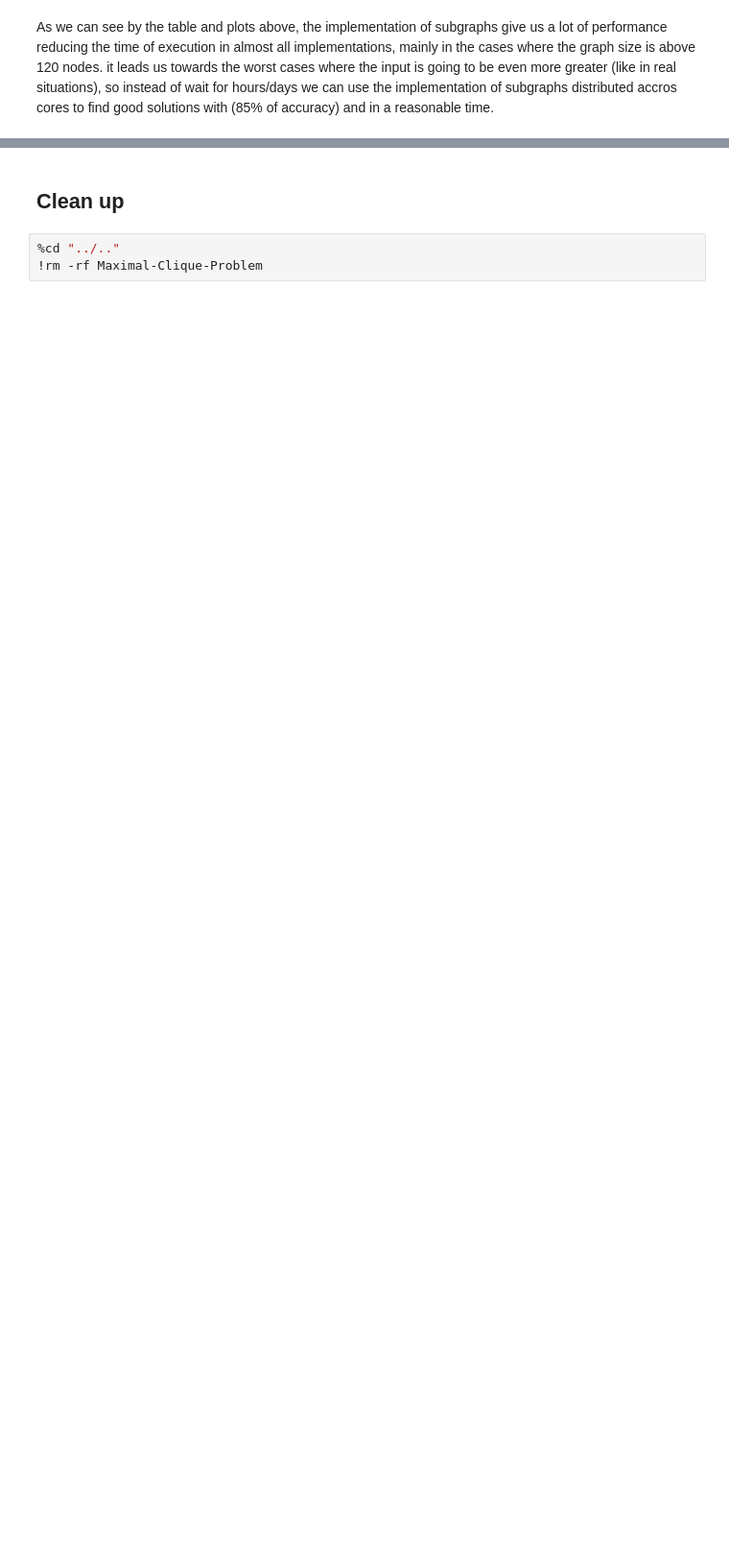
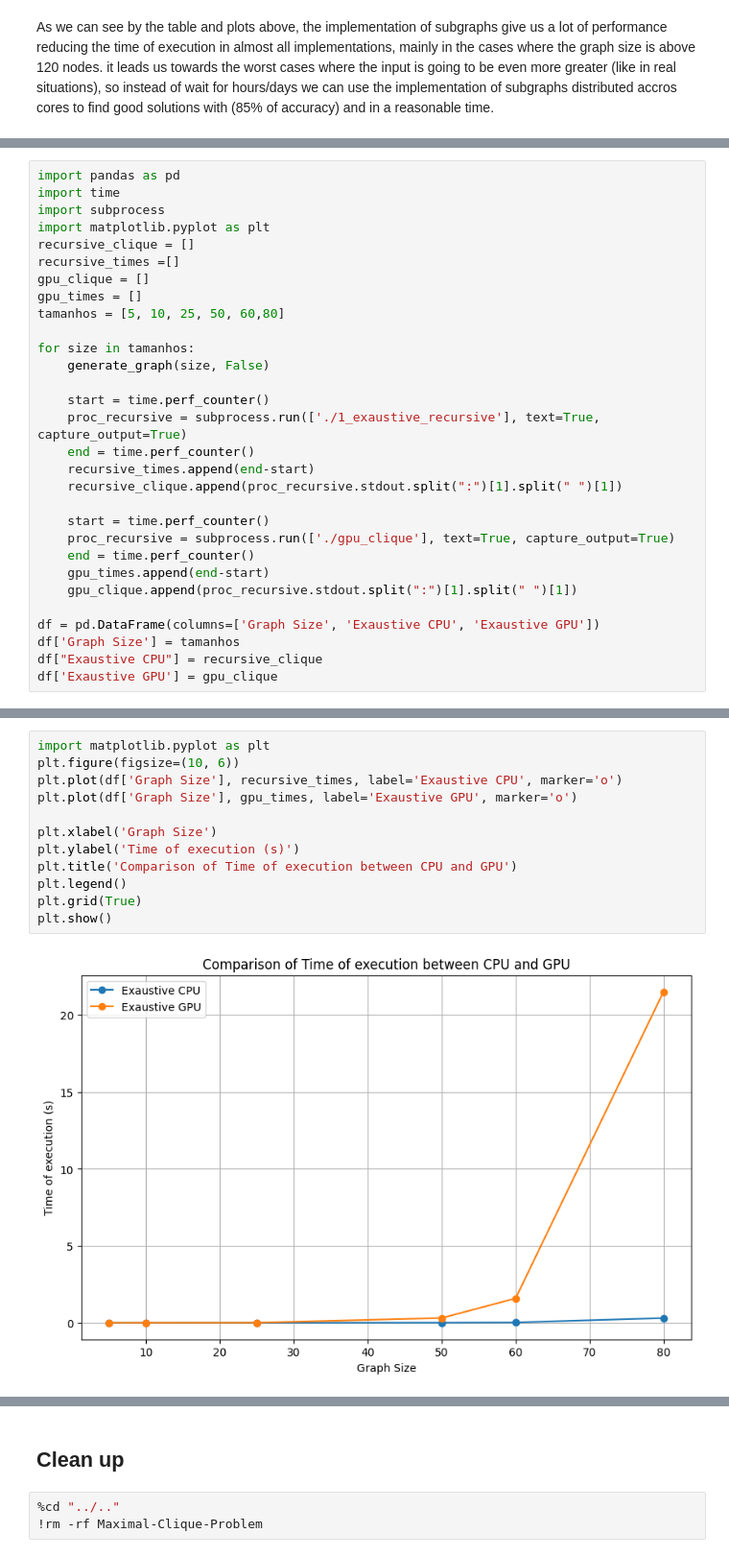
Before and after one commit to matheus-1618/Maximal-Clique-Problem, a Jupyter notebook: src/Report.ipynb, the cells around one changed output, grey strips where cells are left out. Shown at 96% size. Cells and saved outputs as stored; diff of their text form; blank space fills up the shorter version.

```diff
--- a/src/Report.ipynb
+++ b/src/Report.ipynb
@@ -1694,0 +1863,30 @@ As we can see by the table and plots above, the implementation of subgraphs give
+# %%
+import pandas as pd
+import time
+import subprocess
+import matplotlib.pyplot as plt
+recursive_clique = []
+recursive_times =[]
+gpu_clique = []
+gpu_times = []
+tamanhos = [5, 10, 25, 50, 60,80]
+
+for size in tamanhos:
+    generate_graph(size, False)
+
+    start = time.perf_counter()
+    proc_recursive = subprocess.run(['./1_exaustive_recursive'], text=True, capture_output=True)
+    end = time.perf_counter()
+    recursive_times.append(end-start)
+    recursive_clique.append(proc_recursive.stdout.split(":")[1].split(" ")[1])
+
+    start = time.perf_counter()
+    proc_recursive = subprocess.run(['./gpu_clique'], text=True, capture_output=True)
+    end = time.perf_counter()
+    gpu_times.append(end-start)
+    gpu_clique.append(proc_recursive.stdout.split(":")[1].split(" ")[1])
+
+df = pd.DataFrame(columns=['Graph Size', 'Exaustive CPU', 'Exaustive GPU'])
+df['Graph Size'] = tamanhos
+df["Exaustive CPU"] = recursive_clique
+df['Exaustive GPU'] = gpu_clique
@@ -1694,0 +1903,14 @@ As we can see by the table and plots above, the implementation of subgraphs give
+# %%
+import matplotlib.pyplot as plt
+plt.figure(figsize=(10, 6))
+plt.plot(df['Graph Size'], recursive_times, label='Exaustive CPU', marker='o')
+plt.plot(df['Graph Size'], gpu_times, label='Exaustive GPU', marker='o')
+
+plt.xlabel('Graph Size')
+plt.ylabel('Time of execution (s)')
+plt.title('Comparison of Time of execution between CPU and GPU')
+plt.legend()
+plt.grid(True)
+plt.show()
+# %% [output]
+[figure, added]
```
Also changed, not shown: parts of 16 cells of this notebook.
